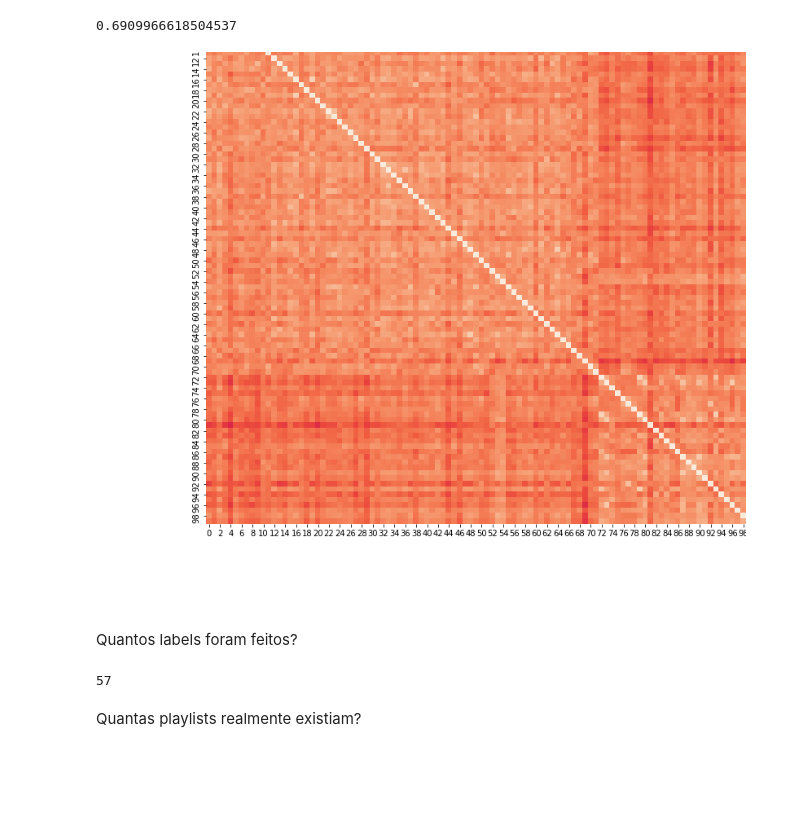
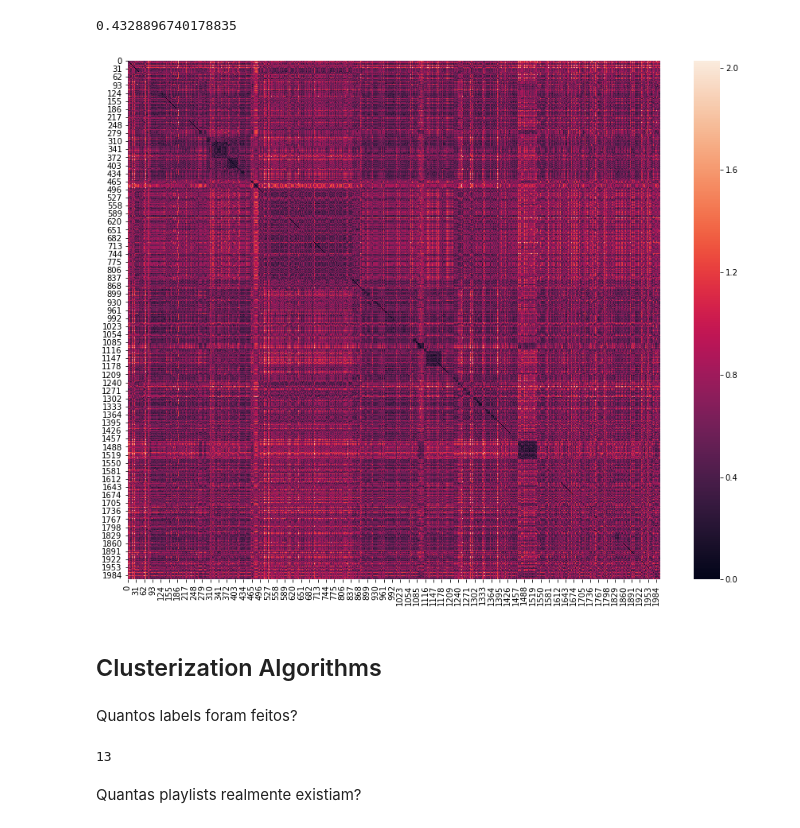
Before and after one commit to lucasresck/espotifai, a Jupyter notebook: notebooks/clustering_pats.ipynb, the cells around one changed output. Saved outputs shown, nothing was run; the diff lists cells and outputs as text; code cells hidden in the pictures; blank space fills up the shorter version.

```diff
--- a/notebooks/clustering_pats.ipynb
+++ b/notebooks/clustering_pats.ipynb
@@ -32,3 +49,5 @@ features = []
 features.extend(features_categorical)
 features.extend(features_numerical)
 features.extend(features_set_oriented)
+# %%
+tracks[features_numerical] = tracks[features_numerical].astype(float)
@@ -35,19 +56,20 @@ features.extend(features_set_oriented)
+# %%
+scaler = MinMaxScaler()
+tracks[features_numerical] = scaler.fit_transform(tracks[features_numerical])
 # %%
 metric_categorical = lambda x1,x2: 1*(x1 == x2)
-metric_set_oriented = lambda x1, x2: len(set(x1).intersection(set(x2)))/(max(len(x1), len(x2)))
-metric_numerical = lambda x1, x2, span: 1 - abs(x1 - x2)/span
+metric_set_oriented = lambda x1, x2: len(set(x1) & set(x2))/(max(len(x1), len(x2)))
+metric_numerical = lambda x1, x2: 1 - abs(x1 - x2)
 
-span = [tracks[feat].max() - tracks[feat].min() for feat in features_numerical]
+def metric_songs(x: np.array, y: np.array) -> float:
+    # Arbitrary choice
+    weight = [1/6 - 13/300]*6 + [1/50]*13
 
-weight = [1/50]*6 + [(1 - 6/50)/13]*13
-
-def metric_songs(x, y):
-    # x, y arrays
     similarity = 0
     for i in range(6):
         similarity += weight[i]*metric_categorical(x[i], y[i])
     for i in range(6,18):
-        similarity += weight[i]*metric_numerical(x[i], y[i], span[i-6])
+        similarity += weight[i]*metric_numerical(x[i], y[i])
     similarity += weight[18]*metric_set_oriented(x[18], y[18])
 
     return similarity
@@ -56,8 +81,8 @@ def metric_songs(x, y):
 # %%
-x1 = np.array(tracks[features].iloc[0])
-x2 = np.array(tracks[features].iloc[50])
+x1 = np.array(tracks[features].iloc[9])
+x2 = np.array(tracks[features].iloc[99])
 metric_songs(x1, x2)
 # %% [output]
-0.6909966618504537
+0.4328896740178835
 # %%
 tracks_array = tracks[features].values
@@ -79,8 +89,14 @@ tracks_similarity = pairwise_similarity(tracks_array[0:1000])
+# %%
+tracks_similarity = pdist(tracks_array[0:2000], metric = metric_songs)
+tracks_similarity = - np.log(tracks_similarity)
+tracks_similarity = squareform(tracks_similarity)
 # %%
 fig, ax = plt.subplots(figsize = (15,12))
-heatmap(tracks_similarity, vmin = 0, vmax = 1, ax = ax)
+heatmap(tracks_similarity, vmin = 0, vmax = tracks_similarity.max(), ax = ax)
 
 plt.show()
 # %% [output]
-[figure, old version]
+[figure, new version]
+# %% [markdown]
+## Clusterization Algorithms
 # %%
@@ -88,9 +104,9 @@ model = AffinityPropagation().fit(tracks_similarity)
 # %% [markdown]
 Quantos labels foram feitos?
-# %%
-max(model.labels_) + 1
-# %% [output]
-57
+# %%
+len(np.unique(model.labels_))
+# %% [output]
+13
 # %% [markdown]
 Quantas playlists realmente existiam?
 # %%
```
Also changed, not shown: parts of 19 cells of this notebook.
